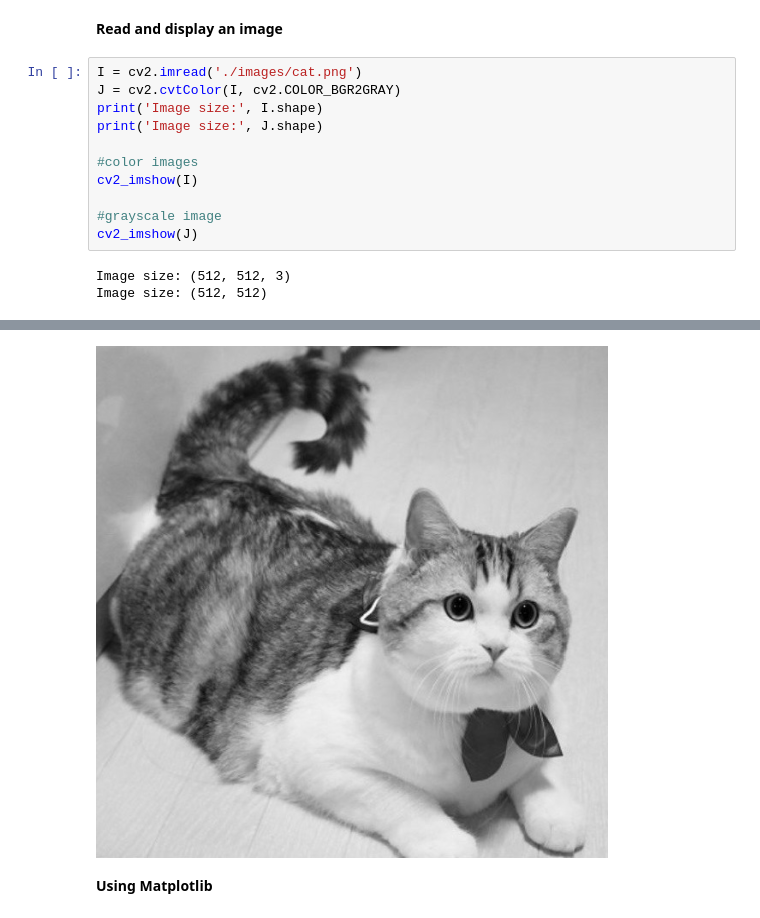
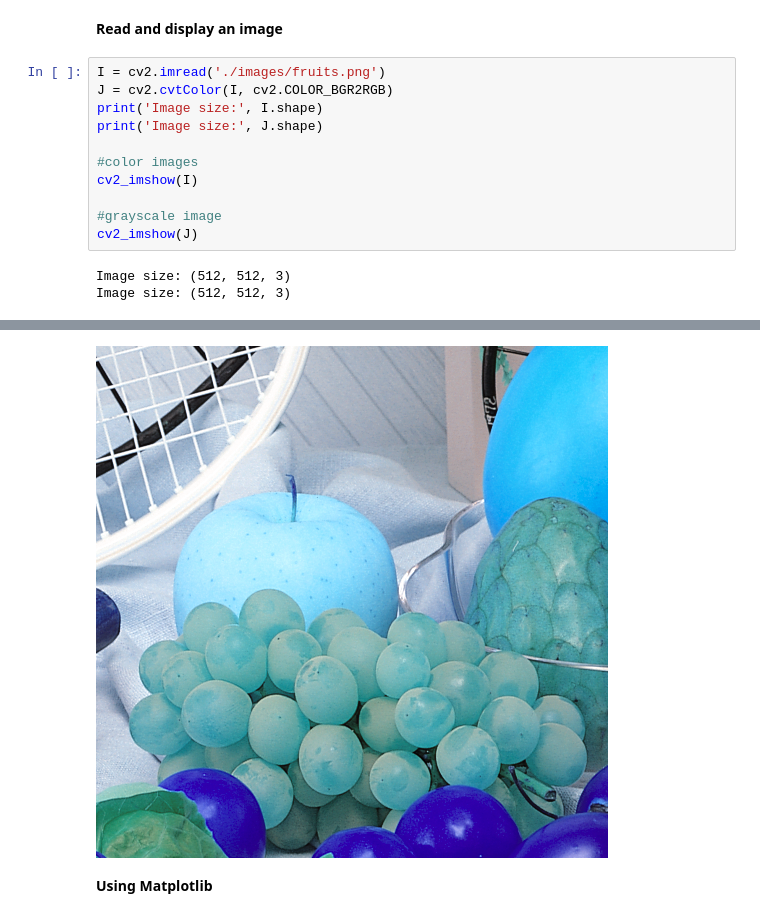
Before and after one commit to myconcordia/COMP478, a Jupyter notebook: Tutorial1COMP478.ipynb, the cells around one changed output, grey strips where cells are left out. Cells and saved outputs as stored; diff of their text form.

```diff
--- a/Tutorial1COMP478.ipynb
+++ b/Tutorial1COMP478.ipynb
@@ -30,8 +28,8 @@ os.listdir()
 # %% [markdown]
 **Read and display an image**
 # %%
-I = cv2.imread('./images/cat.png')
-J = cv2.cvtColor(I, cv2.COLOR_BGR2GRAY)
+I = cv2.imread('./images/fruits.png')
+J = cv2.cvtColor(I, cv2.COLOR_BGR2RGB)
 print('Image size:', I.shape)
 print('Image size:', J.shape)
 
@@ -42,4 +40,4 @@ cv2_imshow(I)
 cv2_imshow(J)
 # %% [output]
 Image size: (512, 512, 3)
-Image size: (512, 512)
+Image size: (512, 512, 3)
@@ -47,4 +45,4 @@ Image size: (512, 512)
-[figure, old version]
+[figure, new version]
 # %% [markdown]
 **Using Matplotlib**
 # %%
```
Also changed, not shown: parts of 5 cells of this notebook.
